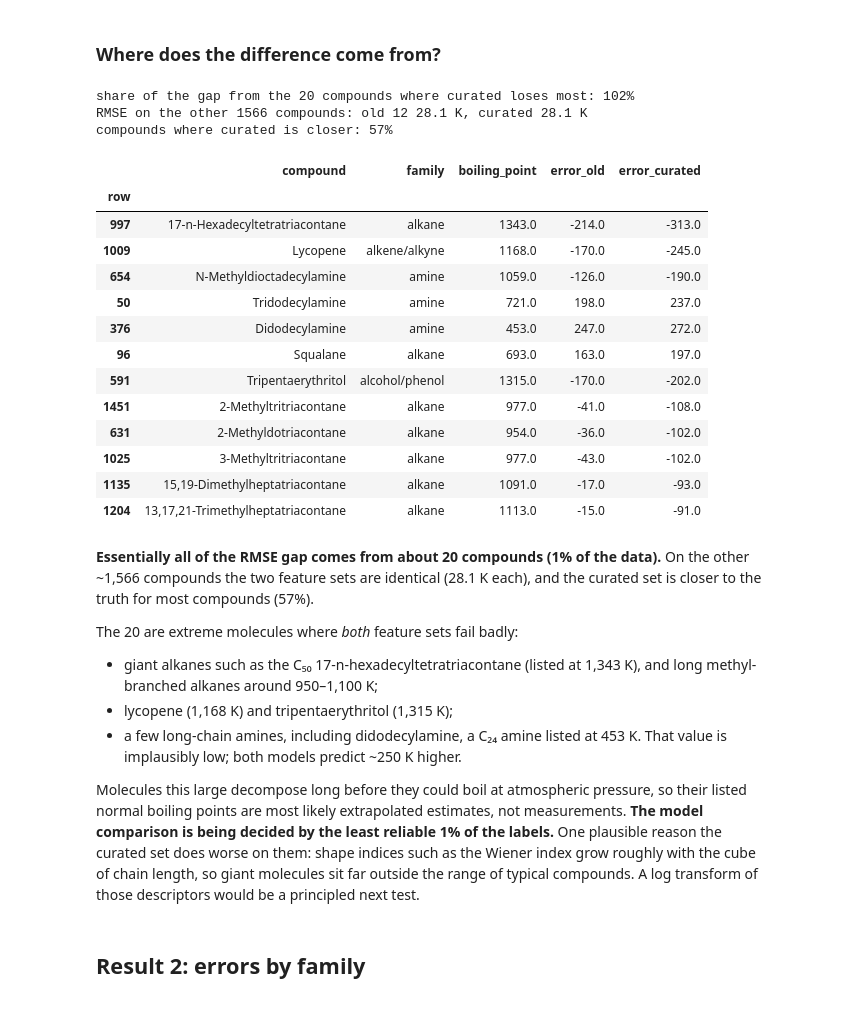
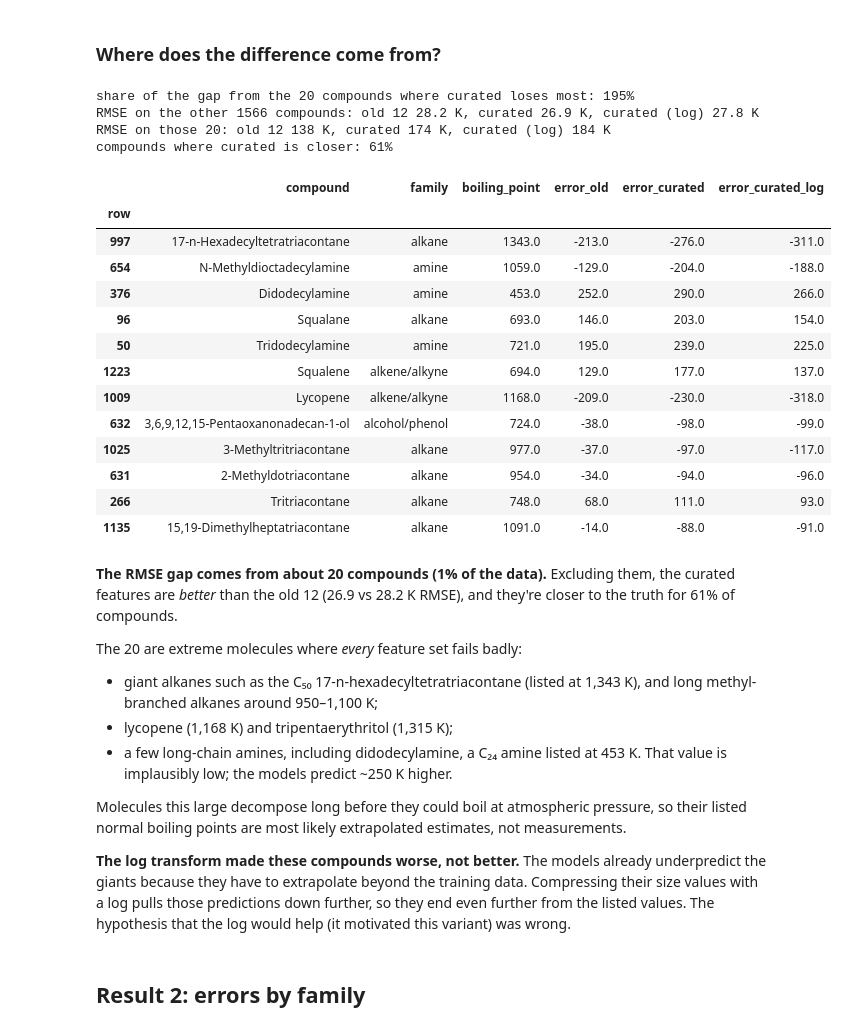
Before and after one commit to JShi12/Predict-Organic-Chemical-Boiling-Point, a Jupyter notebook: Boiling_Point_RDKit.ipynb, the cells around one changed output. Cells and saved outputs as stored; diff of their text form; code cells hidden in the pictures.

```diff
--- a/Boiling_Point_RDKit.ipynb
+++ b/Boiling_Point_RDKit.ipynb
@@ -202,50 +236,58 @@ pd.DataFrame({"mean change (K)": diff.mean().round(1), "std (K)": diff.std().rou
 # %%
 # Where does the RMSE gap between curated and old-12 (ensemble) come from?
 # Diagnostic only -- not used to choose anything.
 ens = predictions[predictions["model"] == "ensemble"].pivot_table(
     index=["repeat", "row"], columns="feature_set", values="y_pred").reset_index()
 ens = ens.merge(df[["cmpdname", "family", "boiling_point_kelvin"]], left_on="row", right_index=True)
 per_compound = ens.groupby("row").agg(
     compound=("cmpdname", "first"), family=("family", "first"), boiling_point=("boiling_point_kelvin", "first"),
-    error_old=("old 12", "mean"), error_curated=("curated", "mean"))
-per_compound["error_old"] -= per_compound["boiling_point"]
-per_compound["error_curated"] -= per_compound["boiling_point"]
+    error_old=("old 12", "mean"), error_curated=("curated", "mean"), error_curated_log=("curated (log)", "mean"))
+for col in ("error_old", "error_curated", "error_curated_log"):
+    per_compound[col] -= per_compound["boiling_point"]
 per_compound["extra_squared_error"] = per_compound["error_curated"] ** 2 - per_compound["error_old"] ** 2
 worst = per_compound.sort_values("extra_squared_error", ascending=False)
 rest = per_compound.drop(worst.index[:20])
 print(f"share of the gap from the 20 compounds where curated loses most: "
       f"{worst['extra_squared_error'].head(20).sum() / per_compound['extra_squared_error'].sum():.0%}")
 print(f"RMSE on the other {len(rest)} compounds: old 12 {np.sqrt((rest['error_old'] ** 2).mean()):.1f} K, "
-      f"curated {np.sqrt((rest['error_curated'] ** 2).mean()):.1f} K")
+      f"curated {np.sqrt((rest['error_curated'] ** 2).mean()):.1f} K, "
+      f"curated (log) {np.sqrt((rest['error_curated_log'] ** 2).mean()):.1f} K")
+top20 = worst.head(20)
+print("RMSE on those 20: " + ", ".join(
+    f"{name} {np.sqrt((top20[col] ** 2).mean()):.0f} K" for name, col in
+    [("old 12", "error_old"), ("curated", "error_curated"), ("curated (log)", "error_curated_log")]))
 print(f"compounds where curated is closer: {(per_compound['error_curated'].abs() < per_compound['error_old'].abs()).mean():.0%}")
 worst.head(12).drop(columns="extra_squared_error").round(0)
 # %% [output]
-share of the gap from the 20 compounds where curated loses most: 102%
-RMSE on the other 1566 compounds: old 12 28.1 K, curated 28.1 K
-compounds where curated is closer: 57%
+share of the gap from the 20 compounds where curated loses most: 195%
+RMSE on the other 1566 compounds: old 12 28.2 K, curated 26.9 K, curated (log) 27.8 K
+RMSE on those 20: old 12 138 K, curated 174 K, curated (log) 184 K
+compounds where curated is closer: 61%
-|  | compound | family | boiling_point | error_old | error_curated |
-| row |  |  |  |  |  |
-| 997 | 17-n-Hexadecyltetratriacontane | alkane | 1343.0 | -214.0 | -313.0 |
-| 1009 | Lycopene | alkene/alkyne | 1168.0 | -170.0 | -245.0 |
-| 654 | N-Methyldioctadecylamine | amine | 1059.0 | -126.0 | -190.0 |
-| 50 | Tridodecylamine | amine | 721.0 | 198.0 | 237.0 |
-| 376 | Didodecylamine | amine | 453.0 | 247.0 | 272.0 |
-| 96 | Squalane | alkane | 693.0 | 163.0 | 197.0 |
-| 591 | Tripentaerythritol | alcohol/phenol | 1315.0 | -170.0 | -202.0 |
-| 1451 | 2-Methyltritriacontane | alkane | 977.0 | -41.0 | -108.0 |
-| 631 | 2-Methyldotriacontane | alkane | 954.0 | -36.0 | -102.0 |
-| 1025 | 3-Methyltritriacontane | alkane | 977.0 | -43.0 | -102.0 |
-| 1135 | 15,19-Dimethylheptatriacontane | alkane | 1091.0 | -17.0 | -93.0 |
-| 1204 | 13,17,21-Trimethylheptatriacontane | alkane | 1113.0 | -15.0 | -91.0 |
+|  | compound | family | boiling_point | error_old | error_curated | error_curated_log |
+| row |  |  |  |  |  |  |
+| 997 | 17-n-Hexadecyltetratriacontane | alkane | 1343.0 | -213.0 | -276.0 | -311.0 |
+| 654 | N-Methyldioctadecylamine | amine | 1059.0 | -129.0 | -204.0 | -188.0 |
+| 376 | Didodecylamine | amine | 453.0 | 252.0 | 290.0 | 266.0 |
+| 96 | Squalane | alkane | 693.0 | 146.0 | 203.0 | 154.0 |
+| 50 | Tridodecylamine | amine | 721.0 | 195.0 | 239.0 | 225.0 |
+| 1223 | Squalene | alkene/alkyne | 694.0 | 129.0 | 177.0 | 137.0 |
+| 1009 | Lycopene | alkene/alkyne | 1168.0 | -209.0 | -230.0 | -318.0 |
+| 632 | 3,6,9,12,15-Pentaoxanonadecan-1-ol | alcohol/phenol | 724.0 | -38.0 | -98.0 | -99.0 |
+| 1025 | 3-Methyltritriacontane | alkane | 977.0 | -37.0 | -97.0 | -117.0 |
+| 631 | 2-Methyldotriacontane | alkane | 954.0 | -34.0 | -94.0 | -96.0 |
+| 266 | Tritriacontane | alkane | 748.0 | 68.0 | 111.0 | 93.0 |
+| 1135 | 15,19-Dimethylheptatriacontane | alkane | 1091.0 | -14.0 | -88.0 | -91.0 |
 # %% [markdown]
-**Essentially all of the RMSE gap comes from about 20 compounds (1% of the data).** On the other ~1,566 compounds the two feature sets are identical (28.1 K each), and the curated set is closer to the truth for most compounds (57%).
+**The RMSE gap comes from about 20 compounds (1% of the data).** Excluding them, the curated features are *better* than the old 12 (26.9 vs 28.2 K RMSE), and they're closer to the truth for 61% of compounds.
 
-The 20 are extreme molecules where *both* feature sets fail badly:
+The 20 are extreme molecules where *every* feature set fails badly:
 - giant alkanes such as the C₅₀ 17-n-hexadecyltetratriacontane (listed at 1,343 K), and long methyl-branched alkanes around 950–1,100 K;
 - lycopene (1,168 K) and tripentaerythritol (1,315 K);
-- a few long-chain amines, including didodecylamine, a C₂₄ amine listed at 453 K. That value is implausibly low; both models predict ~250 K higher.
+- a few long-chain amines, including didodecylamine, a C₂₄ amine listed at 453 K. That value is implausibly low; the models predict ~250 K higher.
 
-Molecules this large decompose long before they could boil at atmospheric pressure, so their listed normal boiling points are most likely extrapolated estimates, not measurements. **The model comparison is being decided by the least reliable 1% of the labels.** One plausible reason the curated set does worse on them: shape indices such as the Wiener index grow roughly with the cube of chain length, so giant molecules sit far outside the range of typical compounds. A log transform of those descriptors would be a principled next test.
+Molecules this large decompose long before they could boil at atmospheric pressure, so their listed normal boiling points are most likely extrapolated estimates, not measurements.
+
+**The log transform made these compounds worse, not better.** The models already underpredict the giants because they have to extrapolate beyond the training data. Compressing their size values with a log pulls those predictions down further, so they end even further from the listed values. The hypothesis that the log would help (it motivated this variant) was wrong.
 # %% [markdown]
 ## Result 2: errors by family
 # %%
```
Also changed, not shown: parts of 22 cells of this notebook, 10 other files.
